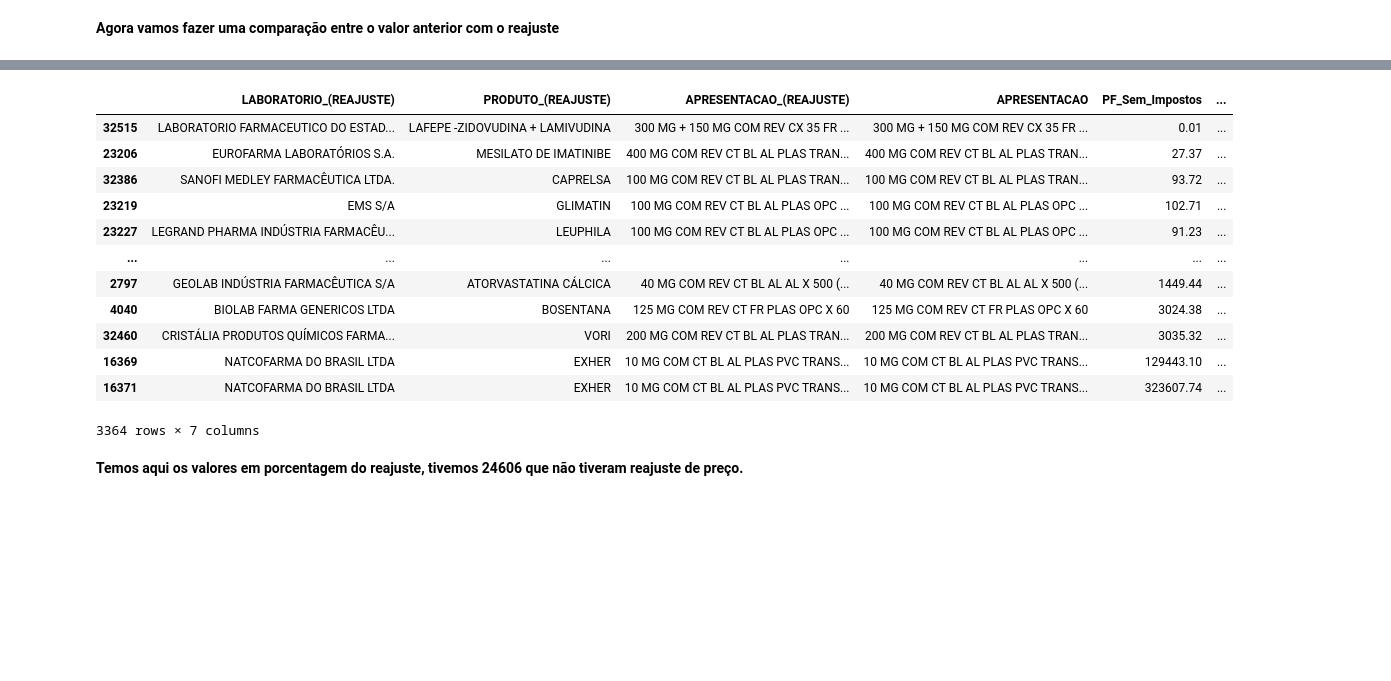
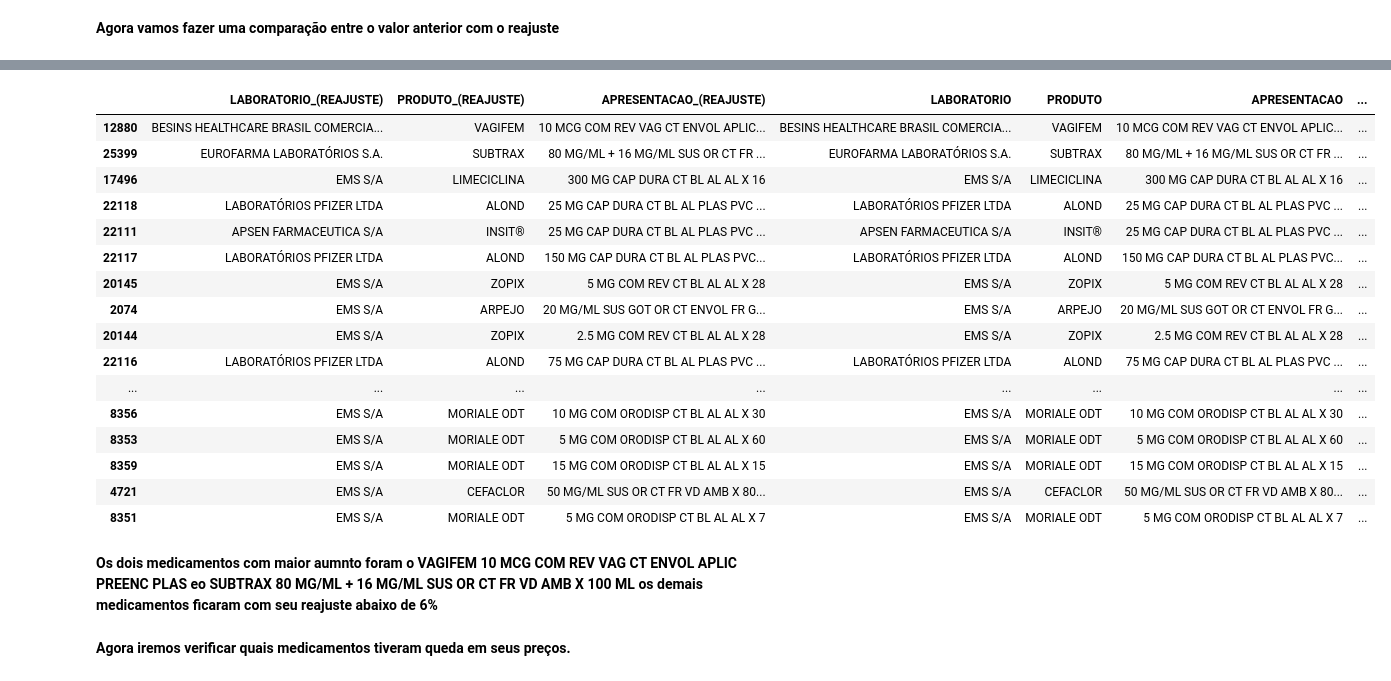
Before and after one commit to wagner-skiter/Projeto-API_aumento_preco_medicamento_2021, a Jupyter notebook: projeto_api_aumento_preco_medicamento_part_4.ipynb, the cells around one changed output, grey strips where cells are left out. Saved outputs shown, nothing was run; the diff lists cells and outputs as text; code cells hidden in the pictures; blank space fills up the shorter version.

```diff
--- a/projeto_api_aumento_preco_medicamento_part_4.ipynb
+++ b/projeto_api_aumento_preco_medicamento_part_4.ipynb
@@ -199,7 +199,7 @@ Rio de Janeiro é de 20% (vinte por cento) e no Estado do Goiás é de 17% (deze
 # %% [markdown]
 **Vamos unir os dataframes para comparação.**
 # %%
-df_merge = reajuste.merge(anterior, how = 'left', left_on = ['CNPJ_(REAJUSTE)', 'APRESENTACAO_(REAJUSTE)'], right_on = ['CNPJ', 'APRESENTACAO'])
+df_merge = reajuste.merge(anterior, how = 'left', left_on = ['CNPJ_(REAJUSTE)', 'LABORATORIO_(REAJUSTE)', 'PRODUTO_(REAJUSTE)', 'APRESENTACAO_(REAJUSTE)', 'TARJA_(REAJUSTE)'], right_on = ['CNPJ', 'LABORATORIO', 'PRODUTO', 'APRESENTACAO', 'TARJA'])
 # %%
 df_merge['PF_Sem_Impostos_(REAJUSTE)'] = df_merge['PF_Sem_Impostos_(REAJUSTE)'].astype('float')
 df_merge['PF_Sem_Impostos'] = df_merge['PF_Sem_Impostos'].astype('float')
@@ -207,9 +223,9 @@ df_merge['PF_Sem_Impostos'] = df_merge['PF_Sem_Impostos'].astype('float')
 **Agora vamos fazer uma comparação entre o valor anterior com o reajuste**
 # %%
 for index, row in df_merge.iterrows():
-    if row['APRESENTACAO_(REAJUSTE)'] == row['APRESENTACAO']:
+    if row['APRESENTACAO_(REAJUSTE)'] == row['APRESENTACAO'] and row['PRODUTO_(REAJUSTE)'] == row['PRODUTO'] and row['LABORATORIO_(REAJUSTE)'] == row['LABORATORIO']:
         df_merge.loc[index,'VALOR_REAJUSTE_%'] =  100*((row['PF_Sem_Impostos_(REAJUSTE)']/row['PF_Sem_Impostos'])- 1)
 # %%
-verificacao = df_merge[['LABORATORIO_(REAJUSTE)', 'PRODUTO_(REAJUSTE)', 'APRESENTACAO_(REAJUSTE)', 'APRESENTACAO', 'PF_Sem_Impostos', 'PF_Sem_Impostos_(REAJUSTE)', 'VALOR_REAJUSTE_%']]
+verificacao = df_merge[['LABORATORIO_(REAJUSTE)', 'PRODUTO_(REAJUSTE)', 'APRESENTACAO_(REAJUSTE)', 'LABORATORIO', 'PRODUTO', 'APRESENTACAO', 'PF_Sem_Impostos', 'PF_Sem_Impostos_(REAJUSTE)', 'VALOR_REAJUSTE_%']]
 verificacao
 # %% [output]
@@ -267,19 +273,25 @@ aumento
 # %%
 maior_aumento = aumento.sort_values(by='VALOR_REAJUSTE_%', ascending=False)
-maior_aumento
+maior_aumento.head(25)
 # %% [output]
-|  | LABORATORIO_(REAJUSTE) | PRODUTO_(REAJUSTE) | APRESENTACAO_(REAJUSTE) | APRESENTACAO | PF_Sem_Impostos | ... |
-| 32515 | LABORATORIO FARMACEUTICO DO ESTAD... | LAFEPE -ZIDOVUDINA + LAMIVUDINA | 300 MG + 150 MG COM REV CX 35 FR ... | 300 MG + 150 MG COM REV CX 35 FR ... | 0.01 | ... |
-| 23206 | EUROFARMA LABORATÓRIOS S.A. | MESILATO DE IMATINIBE | 400 MG COM REV CT BL AL PLAS TRAN... | 400 MG COM REV CT BL AL PLAS TRAN... | 27.37 | ... |
-| 32386 | SANOFI MEDLEY FARMACÊUTICA LTDA. | CAPRELSA | 100 MG COM REV CT BL AL PLAS TRAN... | 100 MG COM REV CT BL AL PLAS TRAN... | 93.72 | ... |
-| 23219 | EMS S/A | GLIMATIN | 100 MG COM REV CT BL AL PLAS OPC ... | 100 MG COM REV CT BL AL PLAS OPC ... | 102.71 | ... |
-| 23227 | LEGRAND PHARMA INDÚSTRIA FARMACÊU... | LEUPHILA | 100 MG COM REV CT BL AL PLAS OPC ... | 100 MG COM REV CT BL AL PLAS OPC ... | 91.23 | ... |
-| ... | ... | ... | ... | ... | ... | ... |
-| 2797 | GEOLAB INDÚSTRIA FARMACÊUTICA S/A | ATORVASTATINA CÁLCICA | 40 MG COM REV CT BL AL AL X 500 (... | 40 MG COM REV CT BL AL AL X 500 (... | 1449.44 | ... |
-| 4040 | BIOLAB FARMA GENERICOS LTDA | BOSENTANA | 125 MG COM REV CT FR PLAS OPC X 60 | 125 MG COM REV CT FR PLAS OPC X 60 | 3024.38 | ... |
-| 32460 | CRISTÁLIA PRODUTOS QUÍMICOS FARMA... | VORI | 200 MG COM REV CT BL AL PLAS TRAN... | 200 MG COM REV CT BL AL PLAS TRAN... | 3035.32 | ... |
-| 16369 | NATCOFARMA DO BRASIL LTDA | EXHER | 10 MG COM CT BL AL PLAS PVC TRANS... | 10 MG COM CT BL AL PLAS PVC TRANS... | 129443.10 | ... |
-| 16371 | NATCOFARMA DO BRASIL LTDA | EXHER | 10 MG COM CT BL AL PLAS PVC TRANS... | 10 MG COM CT BL AL PLAS PVC TRANS... | 323607.74 | ... |
+|  | LABORATORIO_(REAJUSTE) | PRODUTO_(REAJUSTE) | APRESENTACAO_(REAJUSTE) | LABORATORIO | PRODUTO | APRESENTACAO | ... |
+| 12880 | BESINS HEALTHCARE BRASIL COMERCIA... | VAGIFEM | 10 MCG COM REV VAG CT ENVOL APLIC... | BESINS HEALTHCARE BRASIL COMERCIA... | VAGIFEM | 10 MCG COM REV VAG CT ENVOL APLIC... | ... |
+| 25399 | EUROFARMA LABORATÓRIOS S.A. | SUBTRAX | 80 MG/ML + 16 MG/ML SUS OR CT FR ... | EUROFARMA LABORATÓRIOS S.A. | SUBTRAX | 80 MG/ML + 16 MG/ML SUS OR CT FR ... | ... |
+| 17496 | EMS S/A | LIMECICLINA | 300 MG CAP DURA CT BL AL AL X 16 | EMS S/A | LIMECICLINA | 300 MG CAP DURA CT BL AL AL X 16 | ... |
+| 22118 | LABORATÓRIOS PFIZER LTDA | ALOND | 25 MG CAP DURA CT BL AL PLAS PVC ... | LABORATÓRIOS PFIZER LTDA | ALOND | 25 MG CAP DURA CT BL AL PLAS PVC ... | ... |
+| 22111 | APSEN FARMACEUTICA S/A | INSIT® | 25 MG CAP DURA CT BL AL PLAS PVC ... | APSEN FARMACEUTICA S/A | INSIT® | 25 MG CAP DURA CT BL AL PLAS PVC ... | ... |
+| 22117 | LABORATÓRIOS PFIZER LTDA | ALOND | 150 MG CAP DURA CT BL AL PLAS PVC... | LABORATÓRIOS PFIZER LTDA | ALOND | 150 MG CAP DURA CT BL AL PLAS PVC... | ... |
+| 20145 | EMS S/A | ZOPIX | 5 MG COM REV CT BL AL AL X 28 | EMS S/A | ZOPIX | 5 MG COM REV CT BL AL AL X 28 | ... |
+| 2074 | EMS S/A | ARPEJO | 20 MG/ML SUS GOT OR CT ENVOL FR G... | EMS S/A | ARPEJO | 20 MG/ML SUS GOT OR CT ENVOL FR G... | ... |
+| 20144 | EMS S/A | ZOPIX | 2.5 MG COM REV CT BL AL AL X 28 | EMS S/A | ZOPIX | 2.5 MG COM REV CT BL AL AL X 28 | ... |
+| 22116 | LABORATÓRIOS PFIZER LTDA | ALOND | 75 MG CAP DURA CT BL AL PLAS PVC ... | LABORATÓRIOS PFIZER LTDA | ALOND | 75 MG CAP DURA CT BL AL PLAS PVC ... | ... |
+| ... | ... | ... | ... | ... | ... | ... | ... |
+| 8356 | EMS S/A | MORIALE ODT | 10 MG COM ORODISP CT BL AL AL X 30 | EMS S/A | MORIALE ODT | 10 MG COM ORODISP CT BL AL AL X 30 | ... |
+| 8353 | EMS S/A | MORIALE ODT | 5 MG COM ORODISP CT BL AL AL X 60 | EMS S/A | MORIALE ODT | 5 MG COM ORODISP CT BL AL AL X 60 | ... |
+| 8359 | EMS S/A | MORIALE ODT | 15 MG COM ORODISP CT BL AL AL X 15 | EMS S/A | MORIALE ODT | 15 MG COM ORODISP CT BL AL AL X 15 | ... |
+| 4721 | EMS S/A | CEFACLOR | 50 MG/ML SUS OR CT FR VD AMB X 80... | EMS S/A | CEFACLOR | 50 MG/ML SUS OR CT FR VD AMB X 80... | ... |
+| 8351 | EMS S/A | MORIALE ODT | 5 MG COM ORODISP CT BL AL AL X 7 | EMS S/A | MORIALE ODT | 5 MG COM ORODISP CT BL AL AL X 7 | ... |
-3364 rows × 7 columns
-# %% [markdown]
-**Temos aqui os valores em porcentagem do reajuste, tivemos 24606 que não tiveram reajuste de preço.**
+# %% [markdown]
+**Os dois medicamentos com maior aumnto foram o VAGIFEM 10 MCG COM REV VAG CT ENVOL APLIC PREENC PLAS eo SUBTRAX 80 MG/ML + 16 MG/ML SUS OR CT FR VD AMB X 100 ML os demais medicamentos ficaram com seu reajuste abaixo de 6%**
+# %% [markdown]
+**Agora iremos verificar quais medicamentos tiveram queda em seus preços.**
```
Also changed, not shown: parts of 6 cells of this notebook.
